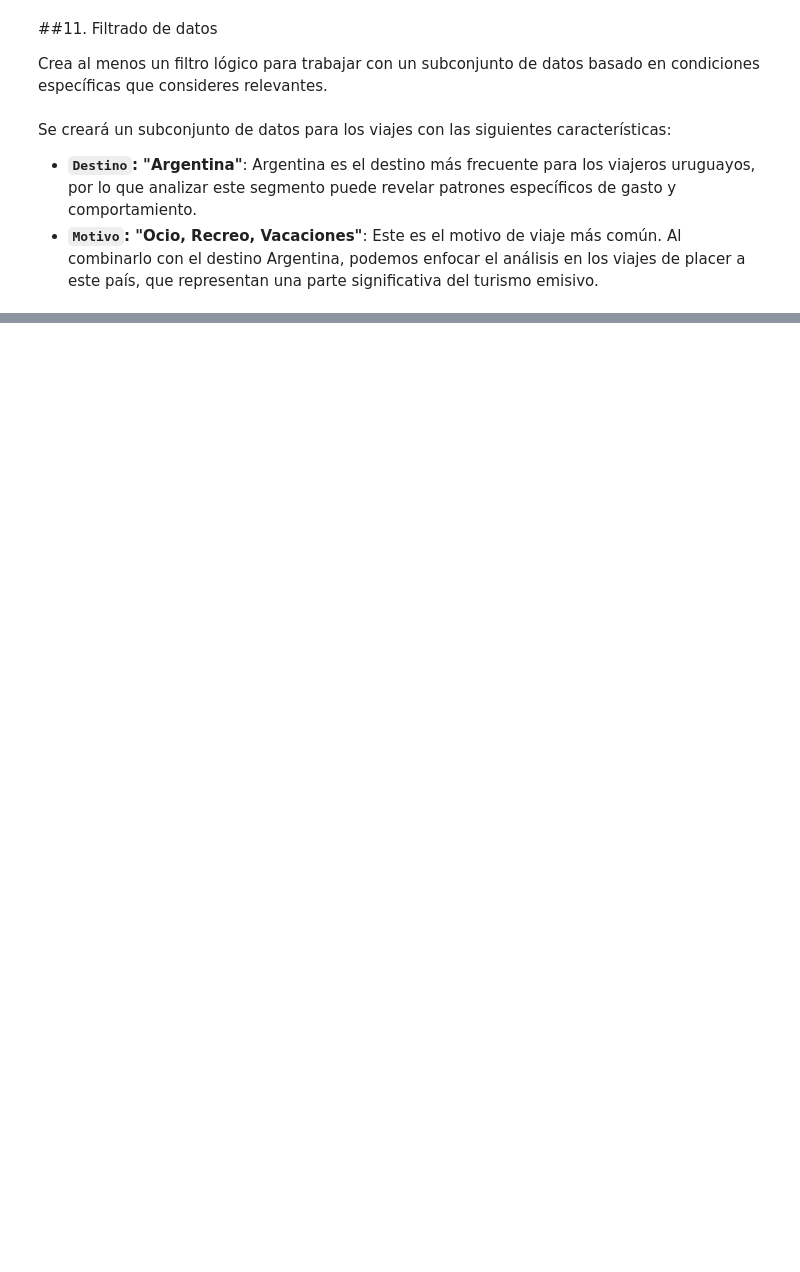
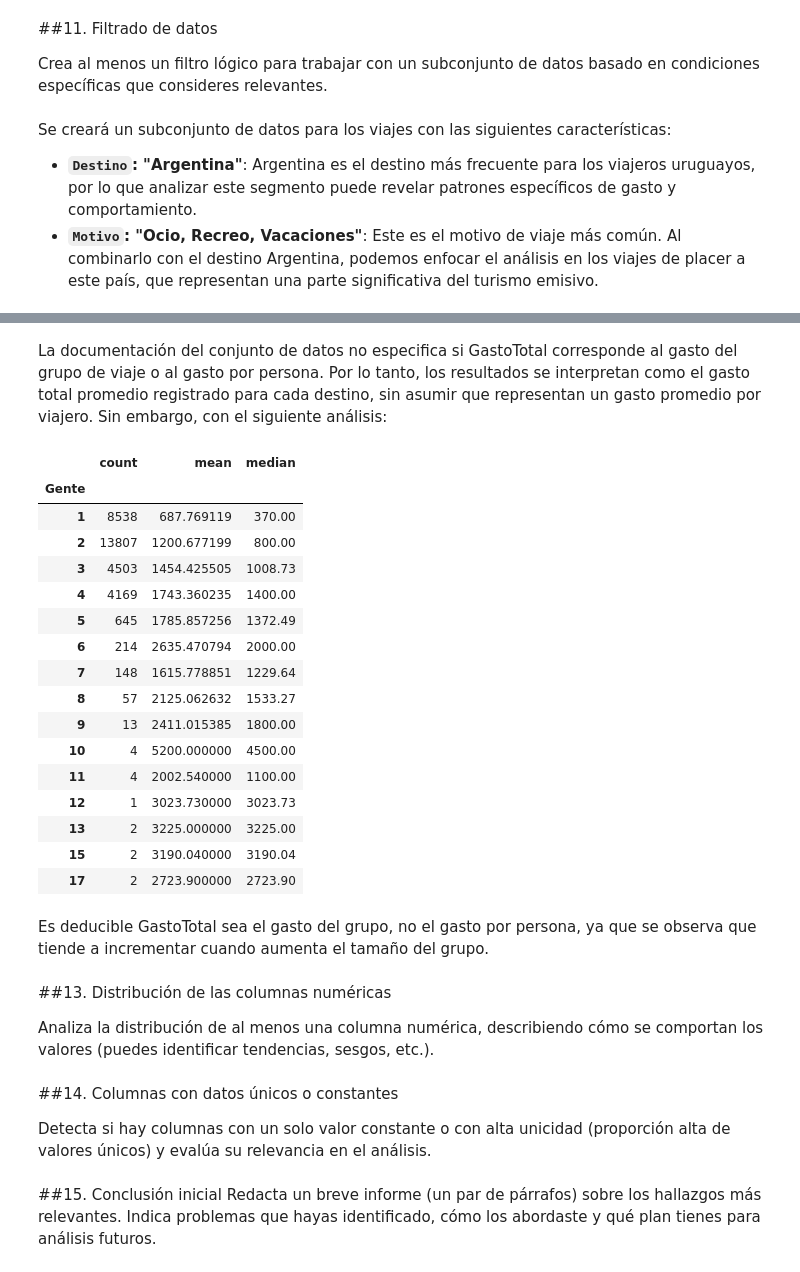
Before and after one commit to ignacionachorodriguez/entrega1-turismo, a Jupyter notebook: entrega1.ipynb, the cells around one changed output, grey strips where cells are left out. Saved outputs shown, nothing was run; the diff lists cells and outputs as text; code cells hidden in the pictures; blank space fills up the shorter version.

```diff
--- a/entrega1.ipynb
+++ b/entrega1.ipynb
@@ -412,0 +450,36 @@ Dimensiones del DataFrame filtrado: (9107, 41)
+# %% [markdown]
+La documentación del conjunto de datos no especifica si GastoTotal corresponde al gasto del grupo de viaje o al gasto por persona. Por lo tanto, los resultados se interpretan como el gasto total promedio registrado para cada destino, sin asumir que representan un gasto promedio por viajero.
+Sin embargo, con el siguiente análisis:
+# %%
+df_emisivo.groupby("Gente")["GastoTotal"].agg(["count", "mean", "median"]) # Agrupamos por gente, contamos la cantidad de valores, y calculamos el promedio y la mediana
+# %% [output]
+|  | count | mean | median |
+| Gente |  |  |  |
+| 1 | 8538 | 687.769119 | 370.00 |
+| 2 | 13807 | 1200.677199 | 800.00 |
+| 3 | 4503 | 1454.425505 | 1008.73 |
+| 4 | 4169 | 1743.360235 | 1400.00 |
+| 5 | 645 | 1785.857256 | 1372.49 |
+| 6 | 214 | 2635.470794 | 2000.00 |
+| 7 | 148 | 1615.778851 | 1229.64 |
+| 8 | 57 | 2125.062632 | 1533.27 |
+| 9 | 13 | 2411.015385 | 1800.00 |
+| 10 | 4 | 5200.000000 | 4500.00 |
+| 11 | 4 | 2002.540000 | 1100.00 |
+| 12 | 1 | 3023.730000 | 3023.73 |
+| 13 | 2 | 3225.000000 | 3225.00 |
+| 15 | 2 | 3190.040000 | 3190.04 |
+| 17 | 2 | 2723.900000 | 2723.90 |
+# %% [markdown]
+Es deducible GastoTotal sea el gasto del grupo, no el gasto por persona, ya que se observa que tiende a incrementar cuando aumenta el tamaño del grupo.
+# %% [markdown]
+##13. Distribución de las columnas numéricas
+
+Analiza la distribución de al menos una columna numérica, describiendo cómo se comportan los valores (puedes identificar tendencias, sesgos, etc.).
+# %% [markdown]
+##14. Columnas con datos únicos o constantes
+
+Detecta si hay columnas con un solo valor constante o con alta unicidad (proporción alta de valores únicos) y evalúa su relevancia en el análisis.
+# %% [markdown]
+##15. Conclusión inicial
+Redacta un breve informe (un par de párrafos) sobre los hallazgos más relevantes. Indica problemas que hayas identificado, cómo los abordaste y qué plan tienes para análisis futuros.
```
Also changed, not shown: parts of 12 cells of this notebook.
